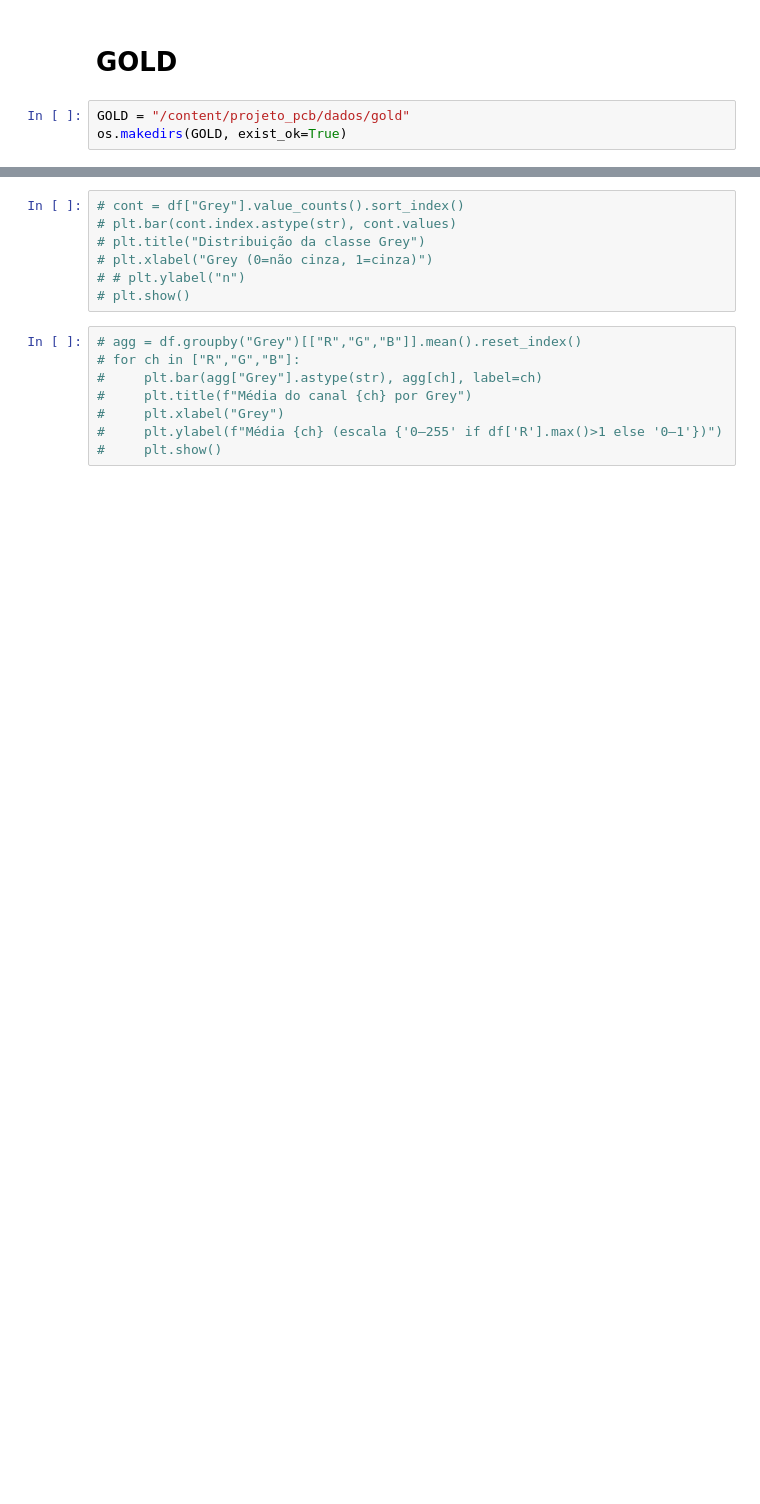
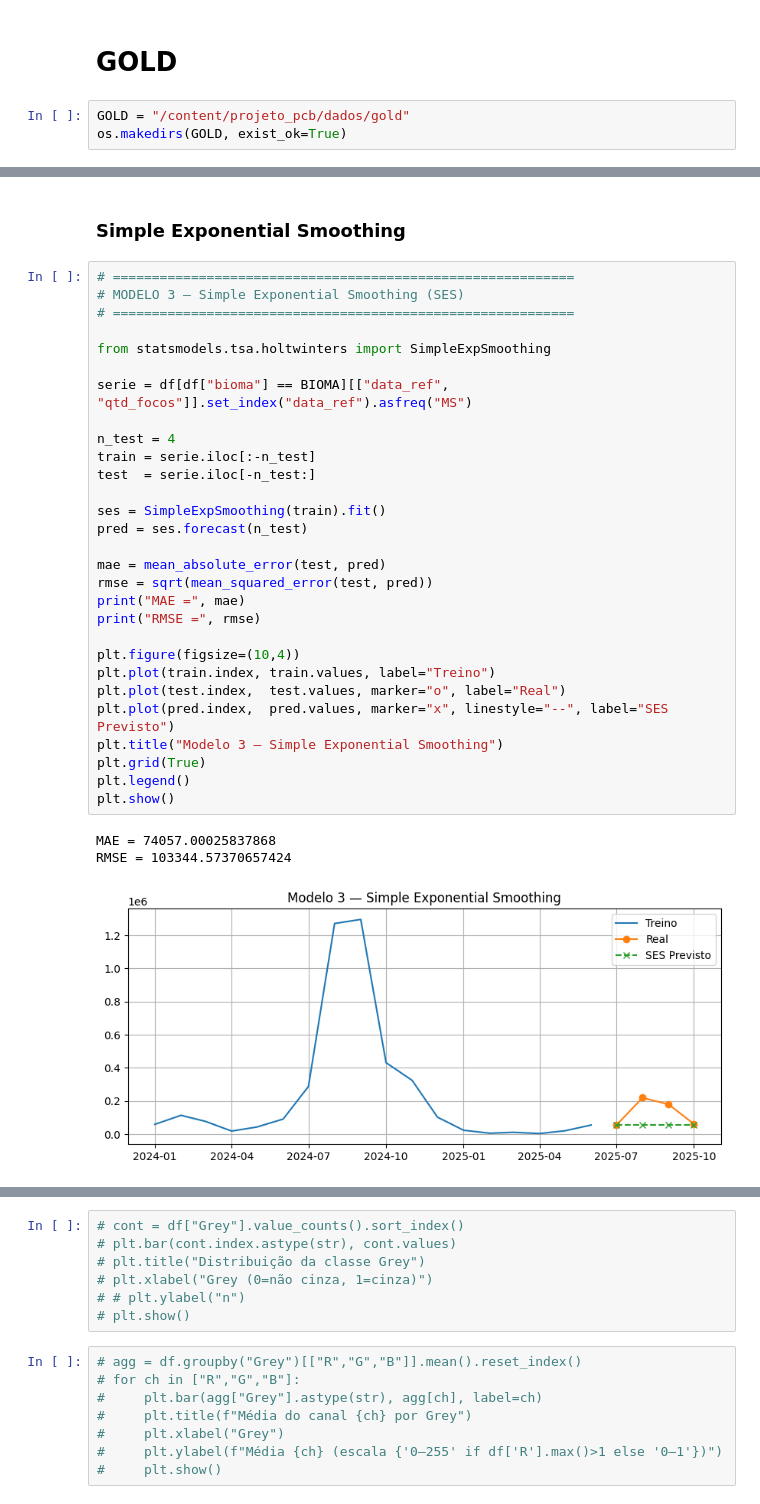
Before and after one commit to Rob-A-B/wildfire-hotspots, a Jupyter notebook: src/queimadas.ipynb, the cells around one changed output, grey strips where cells are left out. Cells and saved outputs as stored; diff of their text form; blank space fills up the shorter version.

```diff
--- a/src/queimadas.ipynb
+++ b/src/queimadas.ipynb
@@ -487,0 +799,35 @@ TOP estados no mês mais recente (2025-10):
+# %% [markdown]
+### Simple Exponential Smoothing
+# %%
+# ===========================================================
+# MODELO 3 — Simple Exponential Smoothing (SES)
+# ===========================================================
+
+from statsmodels.tsa.holtwinters import SimpleExpSmoothing
+
+serie = df[df["bioma"] == BIOMA][["data_ref", "qtd_focos"]].set_index("data_ref").asfreq("MS")
+
+n_test = 4
+train = serie.iloc[:-n_test]
+test  = serie.iloc[-n_test:]
+
+ses = SimpleExpSmoothing(train).fit()
+pred = ses.forecast(n_test)
+
+mae = mean_absolute_error(test, pred)
+rmse = sqrt(mean_squared_error(test, pred))
+print("MAE =", mae)
+print("RMSE =", rmse)
+
+plt.figure(figsize=(10,4))
+plt.plot(train.index, train.values, label="Treino")
+plt.plot(test.index,  test.values, marker="o", label="Real")
+plt.plot(pred.index,  pred.values, marker="x", linestyle="--", label="SES Previsto")
+plt.title("Modelo 3 — Simple Exponential Smoothing")
+plt.grid(True)
+plt.legend()
+plt.show()
+# %% [output]
+MAE = 74057.00025837868
+RMSE = 103344.57370657424
+[figure, added]
```
Also changed, not shown: parts of 21 cells of this notebook.
